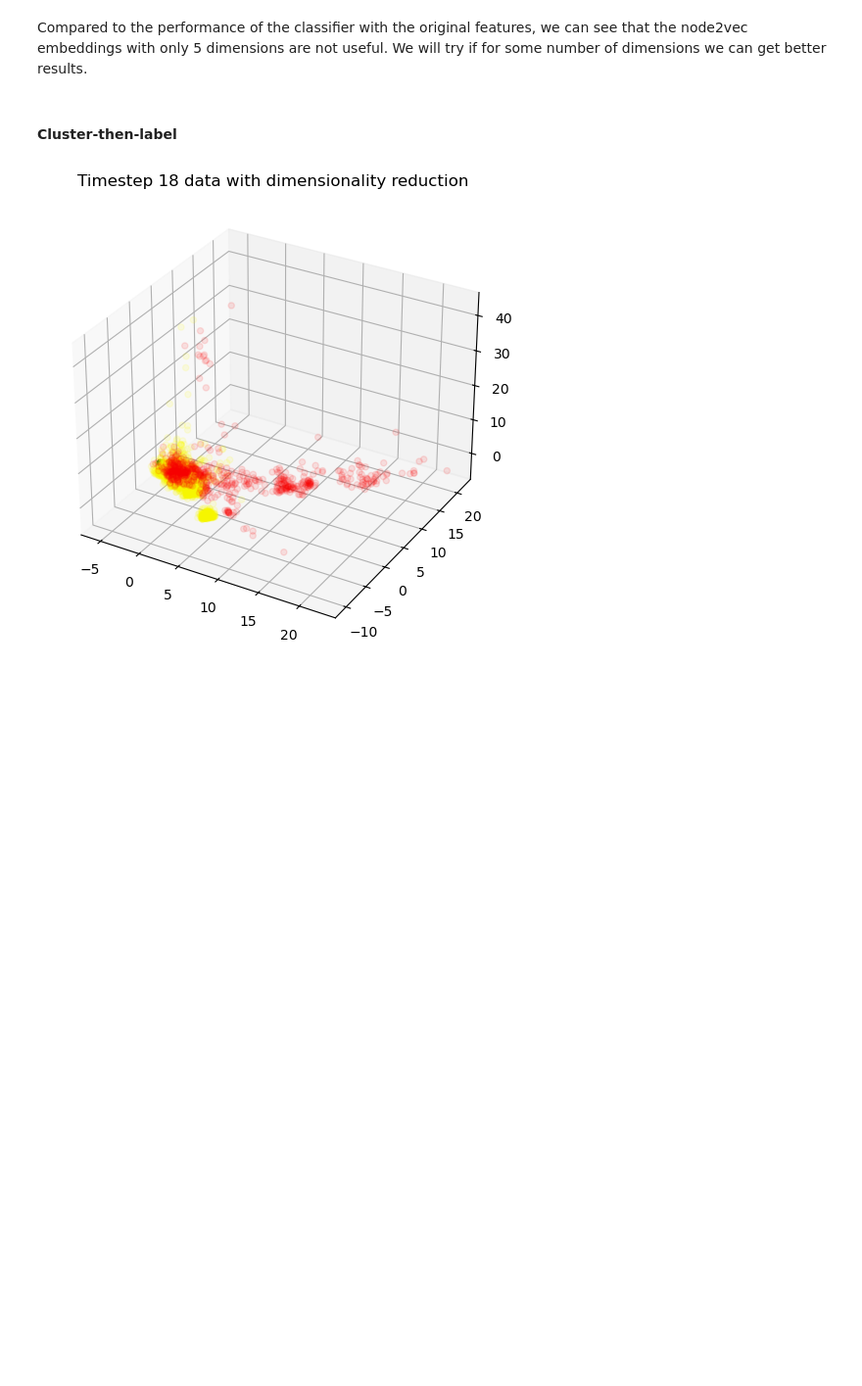
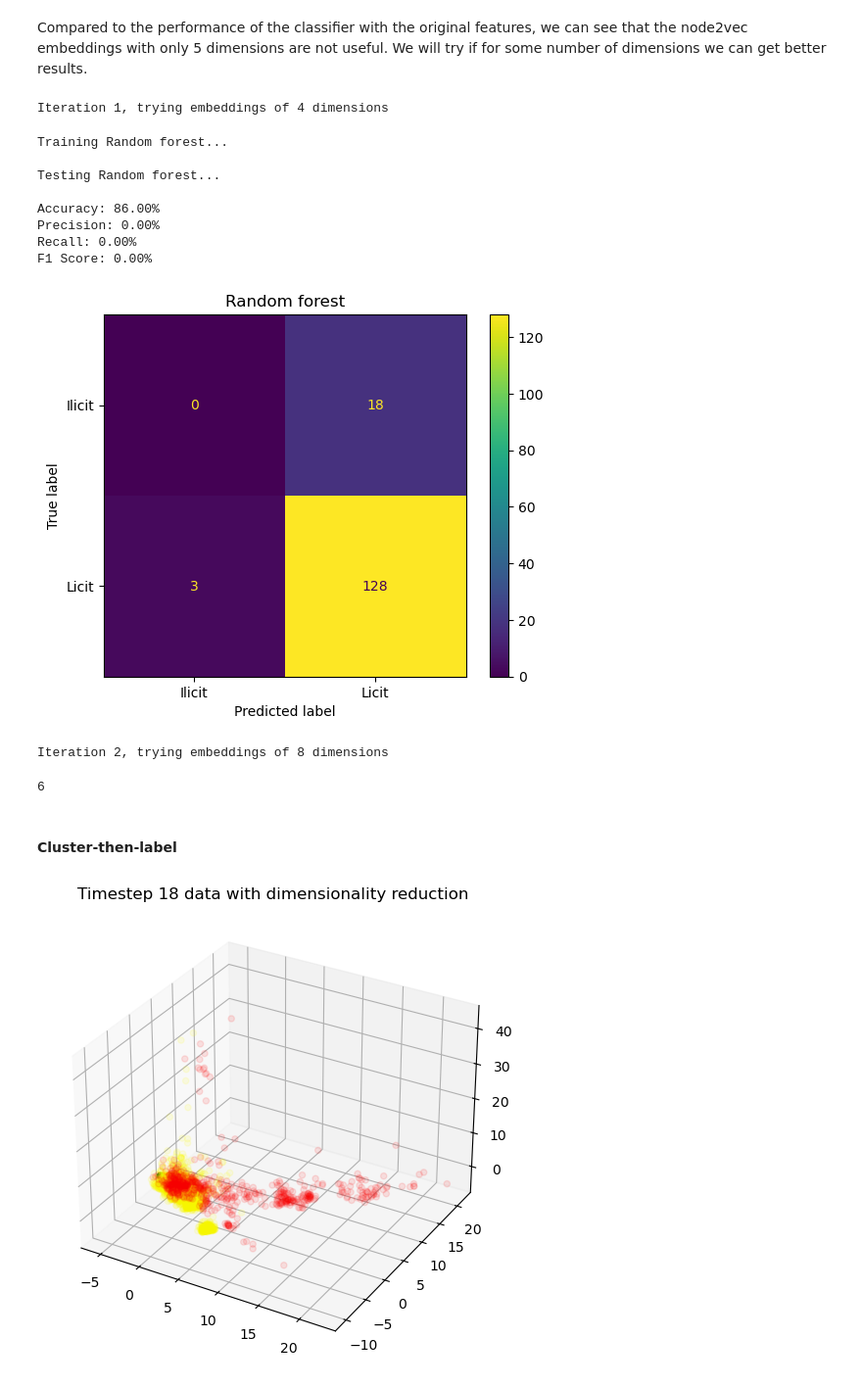
Before and after one commit to Arnau1/GraphAnomaly, a Jupyter notebook: marti2.ipynb, the cells around one changed output. Shown at 98% size. Cells and saved outputs as stored; diff of their text form; code cells hidden in the pictures; blank space fills up the shorter version.

```diff
--- a/marti2.ipynb
+++ b/marti2.ipynb
@@ -214,26 +214,49 @@ F1 Score: 10.00%
 Compared to the performance of the classifier with the original features, we can see that the node2vec embeddings with only 5 dimensions are not useful. We will try if for some number of dimensions we can get better results.
 # %%
 # For up to 128 (2^7) embedding dimensions
+results = {}
 for i in range(2, 8):
+    print(f"\nIteration {i-1}, trying embeddings of {2**i} dimensions")
     emb_dim = 2**i
     # Node2Vec training
-    node2vec = Node2Vec(G18, dimensions=emb_dim, walk_length=30, num_walks=500, p=2, q=1, workers=1)
+    node2vec = Node2Vec(G18, dimensions=emb_dim, walk_length=30, num_walks=200, p=2, q=1, workers=1)
     model = node2vec.fit(window=10, min_count=1, batch_words=4)
     model.save(f"./dades_marti/ts18_n2v_{emb_dim}.bin")
 
     # Create the dataset
     embeddings = model.wv.vectors
     columns = [f"n2v_{i+1}" for i in range(embeddings.shape[1])]
     n2v_df = pd.DataFrame(data=embeddings, columns=columns)
     # Add pertinent vectors
     n2v_df['class'] = list(df18['class'])
     n2v_df['txId'] = list(df18['txId'])
 
     df_training = machineLearning(n2v_df)
     df_training.train_and_test(method, use_pca=False, display_conf_matrix=True, modeMarti=True)
-    # Aim for a good f1 score and set >80% a good
-    f1_score = df_training.get_results()[-1]
-    if precision
+    # Aim for a good f1 score and set >0.75 as a boundary
+    this_iterations_results = df_training.get_results()
+    this_iterations_results = list(this_iterations_results.iloc[-1])
+    results[2**i] = this_iterations_results
+    if results[2**i][-1] >= 0.75:
+        break
+# %% [output]
+Iteration 1, trying embeddings of 4 dimensions
+Training Random forest...
+
+Testing Random forest...
+
+Accuracy: 86.00%
+Precision: 0.00%
+Recall: 0.00%
+F1 Score: 0.00%
+[figure, added]
+Iteration 2, trying embeddings of 8 dimensions
+# %%
+a = {'a': [0,1,2,3,4,5,6], 'b':[6,5,4,3,2,1,0]}
+# a = pd.DataFrame(a)
+a['a'][-1]
+# %% [output]
+6
 # %% [markdown]
 #### Cluster-then-label
 # %%
```
Also changed, not shown: parts of 2 cells of this notebook, 1 other file.
